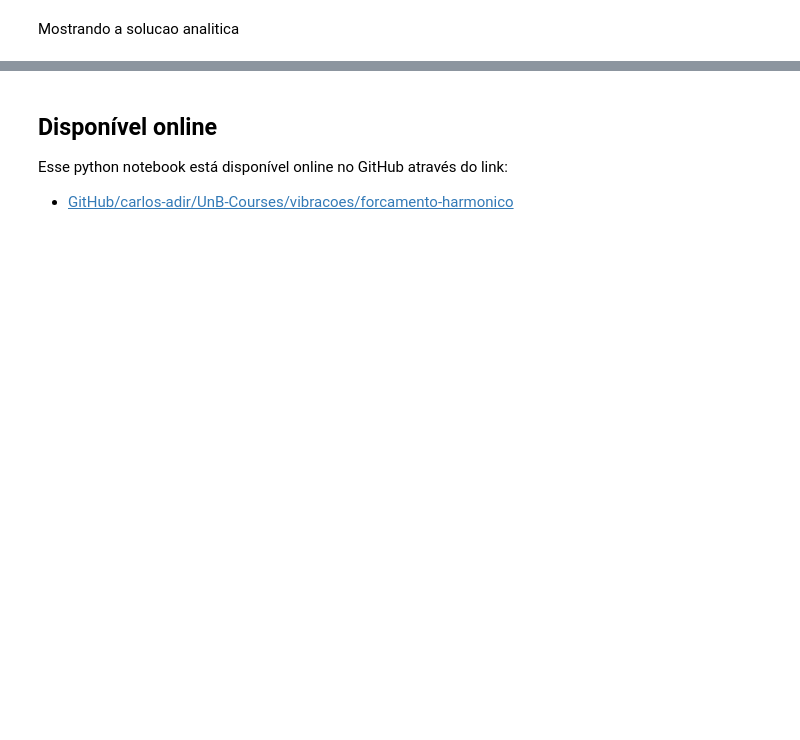
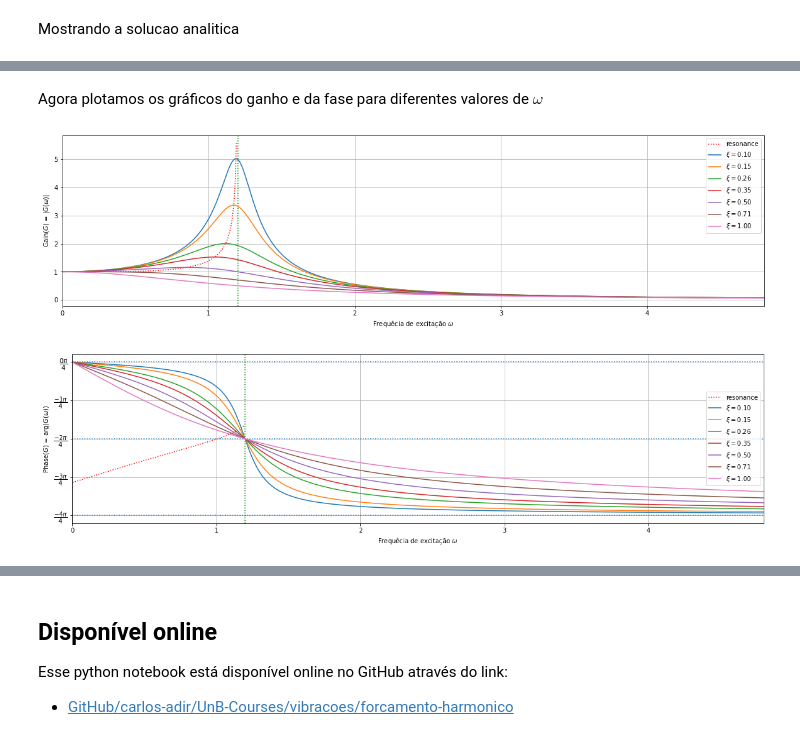
Before and after one commit to carlos-adir/UnB-Courses, a Jupyter notebook: vibracoes/forcamento-harmonico.ipynb, the cells around one changed output, grey strips where cells are left out. Cells and saved outputs as stored; diff of their text form; code cells hidden in the pictures; blank space fills up the shorter version.

```diff
--- a/vibracoes/forcamento-harmonico.ipynb
+++ b/vibracoes/forcamento-harmonico.ipynb
@@ -107,11 +117,11 @@ $$
 $$
 # %%
 # The system
-k = 1
-c = 0.5
-m = 1
+k = 7.2  # N/m
+xi = 0.1  # Suposicao
+m = 5  # kg
+c = 2*xi*np.sqrt(k*m)  # N*s/m
 wn = np.sqrt(k/m)
-xi = c/(2*np.sqrt(k*m))
 mu = np.sqrt(1-xi**2)
 print("Mass-spring-damper parameters")
 print("     m = %.3f" % m)
@@ -371,0 +276,3 @@ plt.grid()
+# %%
+def G(m: float, c: float, k: float, w: float):
+    return k/(k-m*w**2+1j*c*w)
@@ -371,0 +295,50 @@ plt.grid()
+# %%
+def gain(G):
+    return np.abs(G)
+
+def varphi(G):
+    return np.angle(G)
+# %% [markdown]
+Agora plotamos os gráficos do ganho e da fase para diferentes valores de $\omega$
+# %%
+rvals = np.linspace(0, 4, 1024+1)
+wvals = wn * rvals
+xis = [0.1, 0.15, 0.2588, 0.35, 0.5, 1/np.sqrt(2), 1]
+cvals = [2*xi*np.sqrt(k*m) for xi in xis]
+xivals = np.linspace(0.09,1/np.sqrt(2)-1e-6,1024+1)
+gainsres = 1/(2*xivals*np.sqrt(1-xivals**2))
+freqsres = wn*np.sqrt(1-2*xivals**2)
+phaseres = -0.5*np.pi - np.arctan2(xivals, np.sqrt(1-2*xivals**2))
+
+plt.figure(figsize=(20, 5))
+plt.xlabel(r"Frequêcia de excitação $\omega$")
+plt.ylabel(r"Gain($G$) = $\|G(\omega)\|$")
+plt.axvline(x=wn, ls="dotted", color="g")
+plt.plot(freqsres, gainsres, ls="dotted", color="r", label="resonance")
+plt.xlim(min(wvals), max(wvals))
+for xi, c in zip(xis, cvals):
+    gains = gain(G(m, c, k, wvals))
+    plt.plot(wvals, gains, label=r"$\xi=%.2f$"%xi)
+plt.legend()
+plt.grid()
+
+plt.figure(figsize=(20, 5))
+plt.axhline(0, ls="dotted")
+plt.axhline(-2, ls="dotted")
+plt.axhline(-4, ls="dotted")
+plt.axvline(wn, ls="dotted", color="g")
+plt.xlabel(r"Frequêcia de excitação $\omega$")
+plt.ylabel(r"Phase($G$) = arg$\left(G(\omega)\right)$")
+plt.plot(freqsres, phaseres, ls="dotted", color="r", label="resonance")
+plt.xlim(min(wvals), max(wvals))
+ax = plt.gca()
+ax.yaxis.set_major_locator(plt.MultipleLocator(1))
+ax.yaxis.set_major_formatter(FormatStrFormatter(r"$\dfrac{%g\pi}{4}$"))
+for xi, c in zip(xis, cvals):
+    phases = varphi(G(m, c, k, wvals))
+    plt.plot(wvals, phases*(4/np.pi), label=r"$\xi=%.2f$"%xi)
+plt.legend()
+plt.grid()
+# %% [output]
+[figure, added]
+[figure, added]
```
Also changed, not shown: parts of 55 cells of this notebook, 1 other file.
